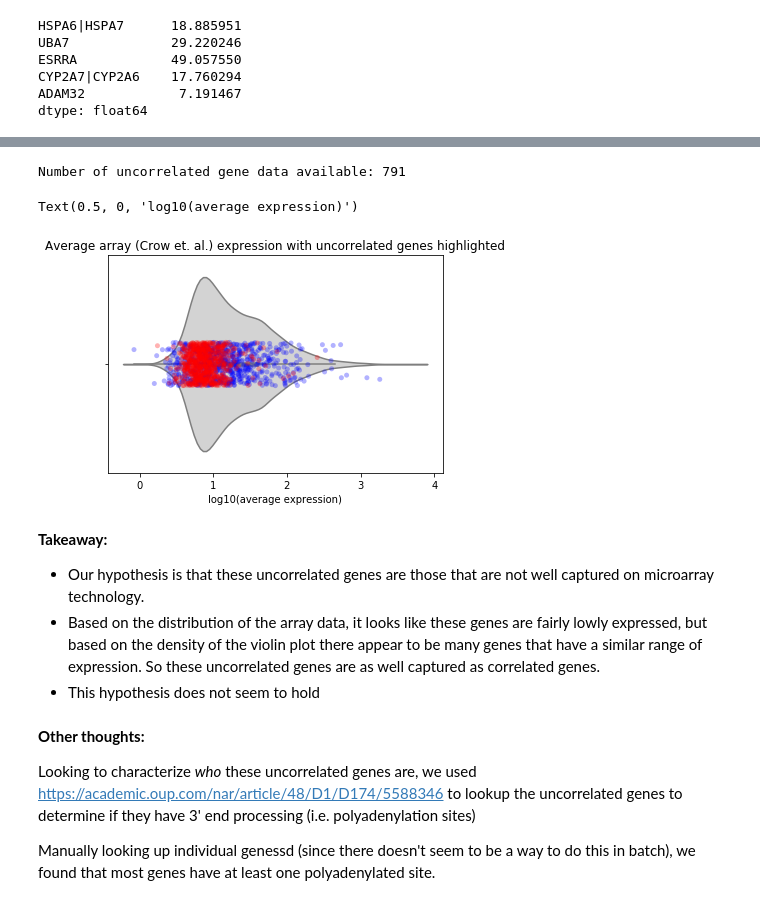
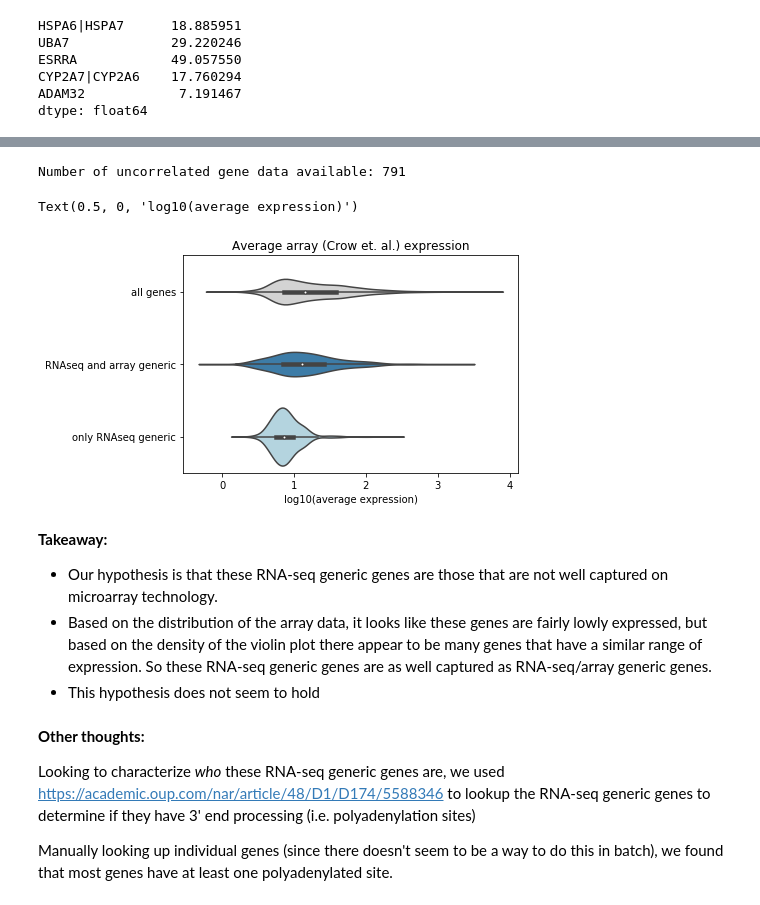
Before and after one commit to greenelab/generic-expression-patterns, a Jupyter notebook: explore_RNAseq_only_generic_genes/1b_expression_analysis_Crow.ipynb, the cells around one changed output, grey strips where cells are left out. Saved outputs shown, nothing was run; the diff lists cells and outputs as text; code cells hidden in the pictures.

```diff
--- a/explore_RNAseq_only_generic_genes/1b_expression_analysis_Crow.ipynb
+++ b/explore_RNAseq_only_generic_genes/1b_expression_analysis_Crow.ipynb
@@ -271,14 +301,12 @@ dtype: float64
 print(
     f"Number of uncorrelated gene data available: {len(recount2_expression_mean[uncorrelated_genes])}"
 )
-f = sns.violinplot(np.log10(recount2_expression_mean), color="lightgrey")
-f = sns.stripplot(
-    np.log10(recount2_expression_mean[correlated_genes]), color="blue", alpha=0.3
+f = sns.violinplot(
+    data=recount2_expression_mean_toplot,
+    palette=["lightgrey", "#2c7fb8", "#add8e6"],
+    orient="h",
 )
-f = sns.stripplot(
-    np.log10(recount2_expression_mean[uncorrelated_genes]), color="red", alpha=0.3
-)
-f.set_title("Average recount2 expression with uncorrelated genes highlighted")
+f.set_title("Average recount2 expression")
 f.set_xlabel("log10(average expression)")
 # %% [output]
 Number of uncorrelated gene data available: 791
@@ -286,0 +315,12 @@ Text(0.5, 0, 'log10(average expression)')
+# %%
+# Format df for plotting
+crow_expression_mean_toplot = pd.DataFrame(
+    data={
+        "all genes": np.log10(crow_expression_mean),
+        "RNAseq and array generic": np.log10(crow_expression_mean[correlated_genes]),
+        "only RNAseq generic": np.log10(crow_expression_mean[uncorrelated_genes]),
+    }
+)
+
+
+crow_expression_mean_toplot.head()
@@ -287,22 +340,18 @@ Text(0.5, 0, 'log10(average expression)')
 # %%
 # Violin plot of average array expression highlighing uncorrelated genes
 print(
     f"Number of uncorrelated gene data available: {len(crow_expression_mean.reindex(uncorrelated_genes))}"
 )
-g = sns.violinplot(np.log10(crow_expression_mean), color="lightgrey")
-g = sns.stripplot(
-    np.log10(crow_expression_mean[correlated_genes]), color="blue", alpha=0.3
+g = sns.violinplot(
+    data=crow_expression_mean_toplot,
+    palette=["lightgrey", "#2c7fb8", "#add8e6"],
+    orient="h",
 )
-g = sns.stripplot(
-    np.log10(crow_expression_mean.reindex(uncorrelated_genes)), color="red", alpha=0.3
-)
-g.set_title(
-    "Average array (Crow et. al.) expression with uncorrelated genes highlighted"
-)
+g.set_title("Average array (Crow et. al.) expression")
 g.set_xlabel("log10(average expression)")
 # %% [output]
 Number of uncorrelated gene data available: 791
 Text(0.5, 0, 'log10(average expression)')
-[figure, old version]
+[figure, new version]
 # %%
 g.get_figure().savefig(
@@ -315,12 +364,12 @@ g.get_figure().savefig(
 )
 # %% [markdown]
 **Takeaway:**
-* Our hypothesis is that these uncorrelated genes are those that are not well captured on microarray technology.
-* Based on the distribution of the array data, it looks like these genes are fairly lowly expressed, but based on the density of the violin plot there appear to be many genes that have a similar range of expression. So these uncorrelated genes are as well captured as correlated genes.
+* Our hypothesis is that these RNA-seq generic genes are those that are not well captured on microarray technology.
+* Based on the distribution of the array data, it looks like these genes are fairly lowly expressed, but based on the density of the violin plot there appear to be many genes that have a similar range of expression. So these RNA-seq generic genes are as well captured as RNA-seq/array generic genes.
 * This hypothesis does not seem to hold
 # %% [markdown]
 **Other thoughts:**
 
-Looking to characterize _who_ these uncorrelated genes are, we used https://academic.oup.com/nar/article/48/D1/D174/5588346 to lookup the uncorrelated genes to determine if they have 3' end processing (i.e. polyadenylation sites)
+Looking to characterize _who_ these RNA-seq generic genes are, we used https://academic.oup.com/nar/article/48/D1/D174/5588346 to lookup the RNA-seq generic genes to determine if they have 3' end processing (i.e. polyadenylation sites)
 
-Manually looking up individual genessd (since there doesn't seem to be a way to do this in batch), we found that most genes have at least one polyadenylated site.
+Manually looking up individual genes (since there doesn't seem to be a way to do this in batch), we found that most genes have at least one polyadenylated site.
```
Also changed, not shown: parts of 12 cells of this notebook, 6 other files.
